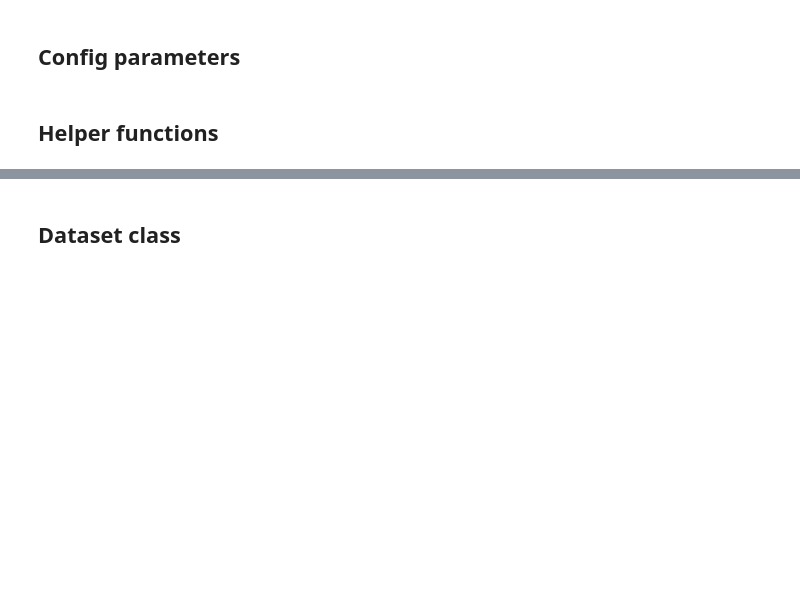
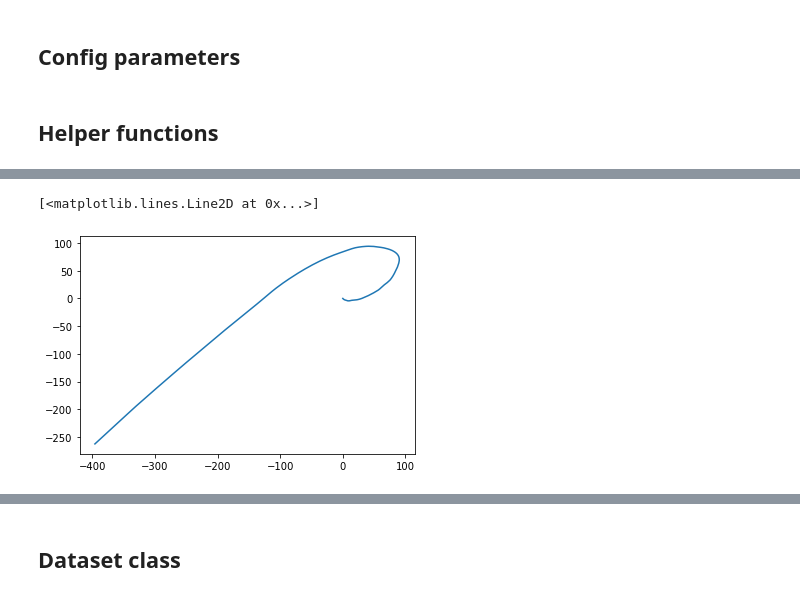
Before and after one commit to suryajayaraman/Indoor-Location-Navigation-Kaggle, a Jupyter notebook: interpolated IMU LSTM.ipynb, the cells around one changed output, grey strips where cells are left out. Drawn from its saved outputs; the diff is of its cells as text; code cells hidden in the pictures; blank space fills up the shorter version.

```diff
--- a/interpolated IMU LSTM.ipynb
+++ b/interpolated IMU LSTM.ipynb
@@ -238,0 +256,4 @@ for building, buildingData in output.groupby(by='building'):
+# %%
+var_imu_f = 0.1
+var_imu_w = 0.05
+subsample_size = 1
@@ -238,0 +289,26 @@ for building, buildingData in output.groupby(by='building'):
+# %%
+F = np.eye(9)
+Q = np.eye(6)
+
+for k in range(1, imu_f.shape[0]):  # start at 1 b/c we have initial prediction from gt
+    delta_t = t[k] - t[k - 1]
+
+    # 1. Update state with IMU inputs
+    C_ns = Quaternion(*q_est[k-1]).to_mat()
+    p_est[k] = p_est[k-1] + v_est[k-1] * delta_t + (C_ns @ imu_f[k-1] + g) * delta_t**2 / 2
+    v_est[k] = v_est[k-1] + (C_ns @ imu_f[k-1] + g) * delta_t
+    q_est[k] = Quaternion(axis_angle=imu_w[k-1] * delta_t).quat_mult(q_est[k-1])
+
+    # 1.1 Linearize Motion Model
+
+    # 2. Propagate uncertainty
+    F[:3, 3:6] = delta_t * np.eye(3)
+    F[3:6, 6:] = -skew_symmetric(C_ns @ imu_f[k-1]) * delta_t
+    Q[:3, :3] = var_imu_f * delta_t**2 * np.eye(3)
+    Q[3:, 3:] = var_imu_w * delta_t**2 * np.eye(3)
+    p_cov[k] = F @ p_cov[k-1] @ F.T + l_jac @ Q @ l_jac.T
+# %%
+plt.plot(p_est[:,0], p_est[:,1])
+# %% [output]
+[<matplotlib.lines.Line2D at 0x...>]
+[figure, added]
```
Also changed, not shown: parts of 18 cells of this notebook.
